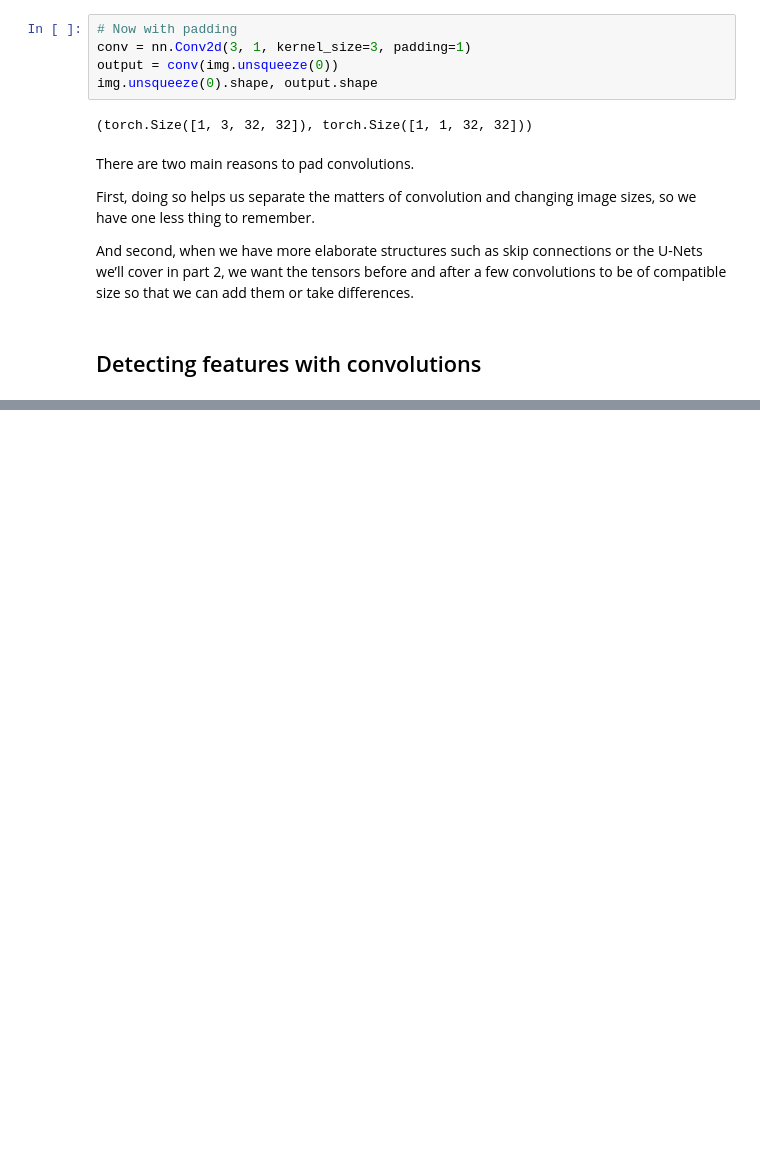
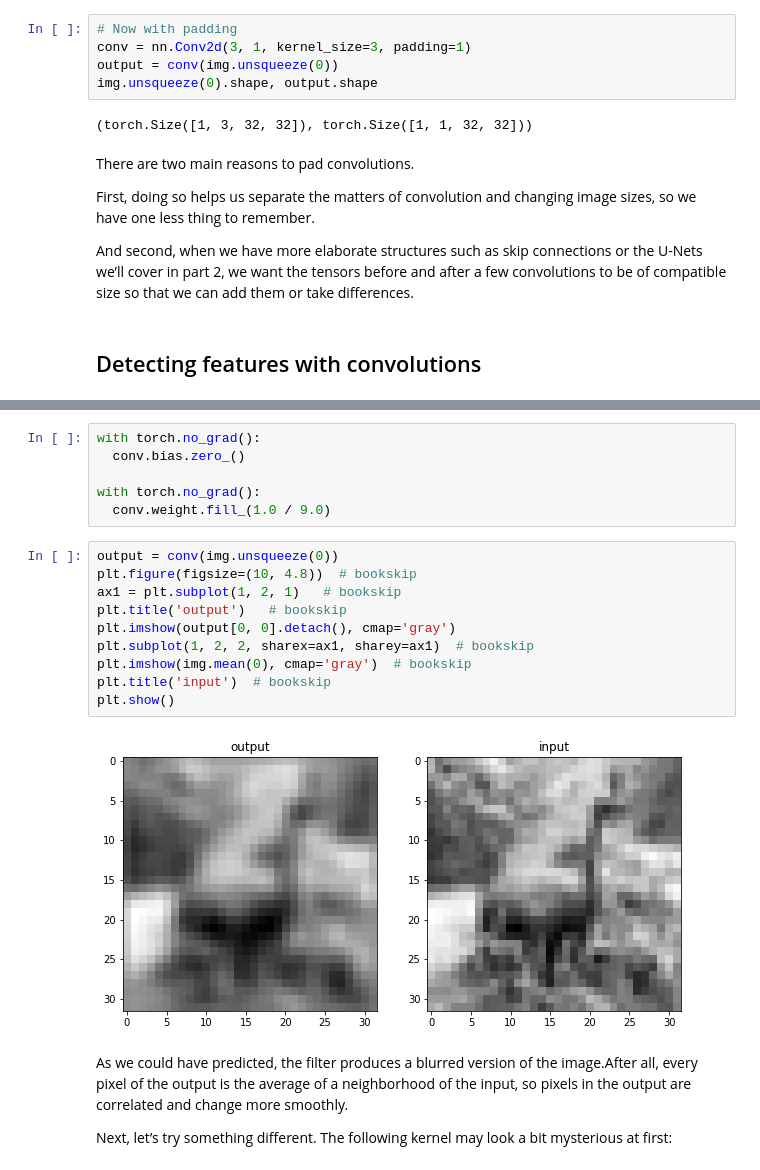
Before and after one commit to rahiakela/deep-learning-with-pytorch, a Jupyter notebook: 8-using-convolutions-to-generalize/1_convolutions_in_action.ipynb, the cells around one changed output, grey strips where cells are left out. Saved outputs shown, nothing was run; the diff lists cells and outputs as text; blank space fills up the shorter version.

```diff
--- a/8-using-convolutions-to-generalize/1_convolutions_in_action.ipynb
+++ b/8-using-convolutions-to-generalize/1_convolutions_in_action.ipynb
@@ -239,0 +247,23 @@ And second, when we have more elaborate structures such as skip connections or t
+# %%
+with torch.no_grad():
+  conv.bias.zero_()
+
+with torch.no_grad():
+  conv.weight.fill_(1.0 / 9.0)
+# %%
+output = conv(img.unsqueeze(0))
+plt.figure(figsize=(10, 4.8))  # bookskip
+ax1 = plt.subplot(1, 2, 1)   # bookskip
+plt.title('output')   # bookskip
+plt.imshow(output[0, 0].detach(), cmap='gray')
+plt.subplot(1, 2, 2, sharex=ax1, sharey=ax1)  # bookskip
+plt.imshow(img.mean(0), cmap='gray')  # bookskip
+plt.title('input')  # bookskip
+plt.show()
+# %% [output]
+[figure, added]
+# %% [markdown]
+As we could have predicted, the filter produces a blurred version of the image.After all, every pixel of the output is the average of a neighborhood of the
+input, so pixels in the output are correlated and change more smoothly.
+
+Next, let’s try something different. The following kernel may look a bit mysterious at first:
```
Also changed, not shown: parts of 5 cells of this notebook.
